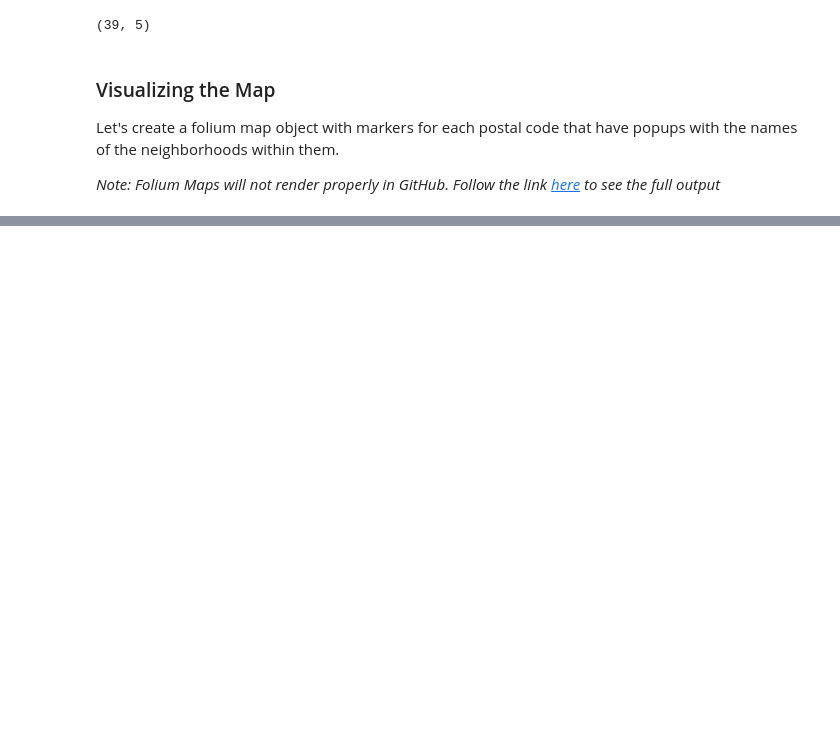
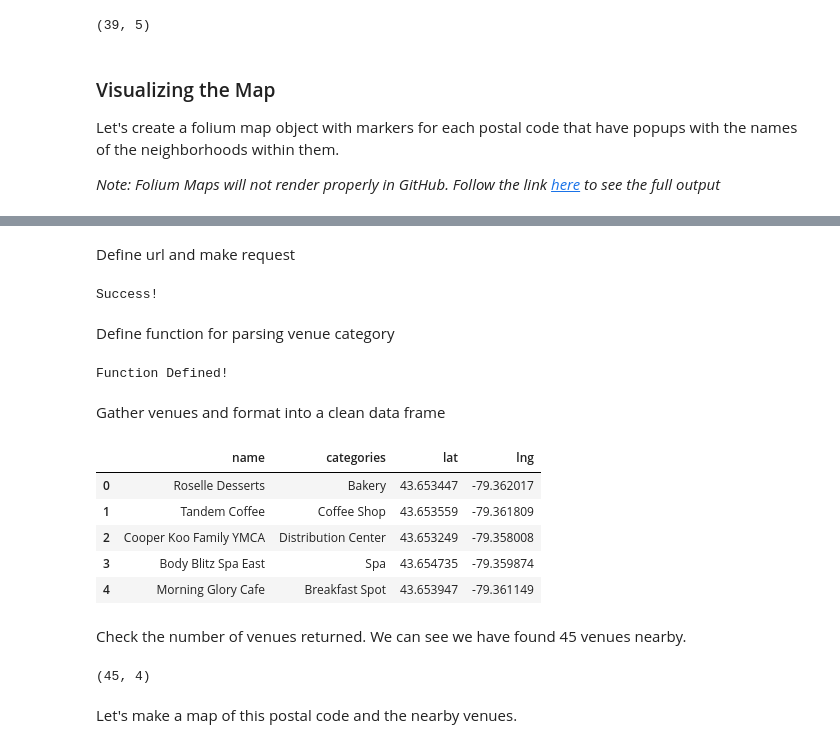
Before and after one commit to alexanderWhile/Coursera_Capstone, a Jupyter notebook: toronto_neighborhoods.ipynb, the cells around one changed output, grey strips where cells are left out. Drawn from its saved outputs; the diff is of its cells as text; code cells hidden in the pictures; blank space fills up the shorter version.

Commit message:
Find and map venues near first postal code

```diff
--- a/toronto_neighborhoods.ipynb
+++ b/toronto_neighborhoods.ipynb
@@ -104,0 +141,62 @@ m
+# %% [markdown]
+Define url and make request
+# %%
+url = 'https://api.foursquare.com/v2/venues/explore?&client_id={}&client_secret={}&v={}&ll={},{}&radius={}&limit={}'.format(
+    CLIENT_ID,
+    CLIENT_SECRET,
+    VERSION,
+    neighborhood_lat,
+    neighborhood_lng,
+    radius,
+    LIMIT)
+
+results = requests.get(url).json()
+print("Success!")
+# %% [output]
+Success!
+# %% [markdown]
+Define function for parsing venue category
+# %%
+def get_category_type(row):
+    try:
+        categories_list = row['categories']
+    except:
+        categories_list = row['venue.categories']
+
+    if len(categories_list) == 0:
+        return None
+    else:
+        return categories_list[0]['name']
+
+print("Function Defined!")
+# %% [output]
+Function Defined!
+# %% [markdown]
+Gather venues and format into a clean data frame
+# %%
+venues = results['response']['groups'][0]['items']
+nearby_venues = json_normalize(venues)
+
+filtered_columns = ['venue.name','venue.categories','venue.location.lat','venue.location.lng']
+nearby_venues = nearby_venues.loc[:,filtered_columns]
+
+nearby_venues['venue.categories'] = nearby_venues.apply(get_category_type,axis=1)
+
+nearby_venues.columns = [col.split(".")[-1] for col in nearby_venues.columns]
+
+nearby_venues.head()
+# %% [output]
+|  | name | categories | lat | lng |
+| 0 | Roselle Desserts | Bakery | 43.653447 | -79.362017 |
+| 1 | Tandem Coffee | Coffee Shop | 43.653559 | -79.361809 |
+| 2 | Cooper Koo Family YMCA | Distribution Center | 43.653249 | -79.358008 |
+| 3 | Body Blitz Spa East | Spa | 43.654735 | -79.359874 |
+| 4 | Morning Glory Cafe | Breakfast Spot | 43.653947 | -79.361149 |
+# %% [markdown]
+Check the number of venues returned. We can see we have found 45 venues nearby.
+# %%
+nearby_venues.shape
+# %% [output]
+(45, 4)
+# %% [markdown]
+Let's make a map of this postal code and the nearby venues.
```
Also changed, not shown: parts of 7 cells of this notebook.
